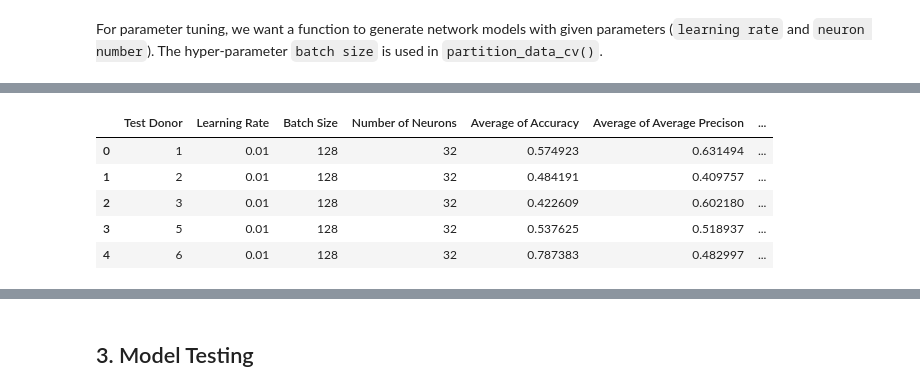
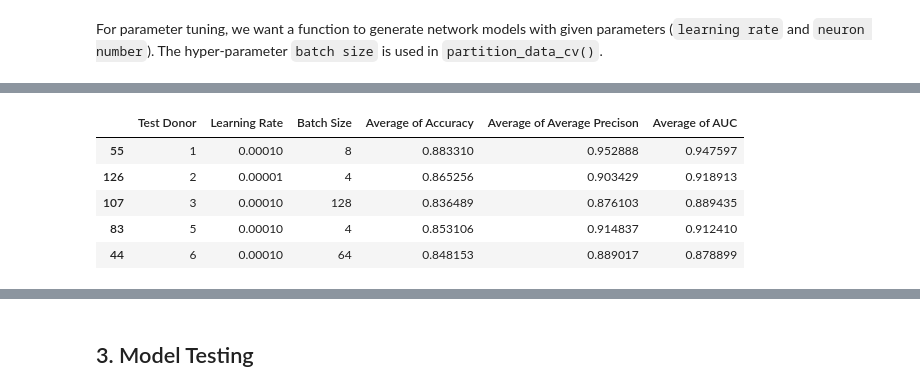
Before and after one commit to gitter-lab/t-cell-classification, a Jupyter notebook: simple_cnn_lenet.ipynb, the cells around one changed output, grey strips where cells are left out. Saved outputs shown, nothing was run; the diff lists cells and outputs as text; code cells hidden in the pictures.

Commit message:
Add condor parameter tuning/testing results and plots

```diff
--- a/simple_cnn_lenet.ipynb
+++ b/simple_cnn_lenet.ipynb
@@ -431,0 +466,6 @@ tuning_result
+# %%
+tuning_result = pd.read_csv('./resource/lenet_tune_result.csv')
+
+# It has 30 * 5 = 150 rows
+print(tuning_result.shape)
+tuning_result.head()
@@ -432,34 +480,34 @@ tuning_result
 # %%
 # Iterate through all the rows in the dataframe, and find the row which
 # has the largest average of average precision for each test donor
 best_row = {}
 
 for i, r in tuning_result.iterrows():
     tid = r['Test Donor']
     ap = r['Average of Average Precison']
 
     if tid not in best_row:
-        best_row[tid] = [i, ap]
+        best_row[tid] = (i, ap)
         continue
 
-    if ap > best_row[tid]:
-        best_row[tid] = [i, ap]
+    if ap > best_row[tid][1]:
+        best_row[tid] = (i, ap)
 
 best_para_df = tuning_result.iloc[[best_row[i][0] for i in best_row], :]
 
 # Get the best parameter for each test donor [lr, bs, nn]
 best_parameters = {}
 for i, r in best_para_df.iterrows():
-    best_parameters[r['Test Donor']] = [r['Learning Rate'], r['Batch Size'], r['Number of Neurons']]
+    best_parameters[r['Test Donor']] = [r['Learning Rate'], r['Batch Size']]
 
 best_para_df
 # %% [output]
-|  | Test Donor | Learning Rate | Batch Size | Number of Neurons | Average of Accuracy | Average of Average Precison | ... |
-| 0 | 1 | 0.01 | 128 | 32 | 0.574923 | 0.631494 | ... |
-| 1 | 2 | 0.01 | 128 | 32 | 0.484191 | 0.409757 | ... |
-| 2 | 3 | 0.01 | 128 | 32 | 0.422609 | 0.602180 | ... |
-| 3 | 5 | 0.01 | 128 | 32 | 0.537625 | 0.518937 | ... |
-| 4 | 6 | 0.01 | 128 | 32 | 0.787383 | 0.482997 | ... |
+|  | Test Donor | Learning Rate | Batch Size | Average of Accuracy | Average of Average Precison | Average of AUC |
+| 55 | 1 | 0.00010 | 8 | 0.883310 | 0.952888 | 0.947597 |
+| 126 | 2 | 0.00001 | 4 | 0.865256 | 0.903429 | 0.918913 |
+| 107 | 3 | 0.00010 | 128 | 0.836489 | 0.876103 | 0.889435 |
+| 83 | 5 | 0.00010 | 4 | 0.853106 | 0.914837 | 0.912410 |
+| 44 | 6 | 0.00010 | 64 | 0.848153 | 0.889017 | 0.878899 |
 # %%
 best_parameters
 # %% [output]
```
Also changed, not shown: parts of 31 cells of this notebook, 5 other files.
